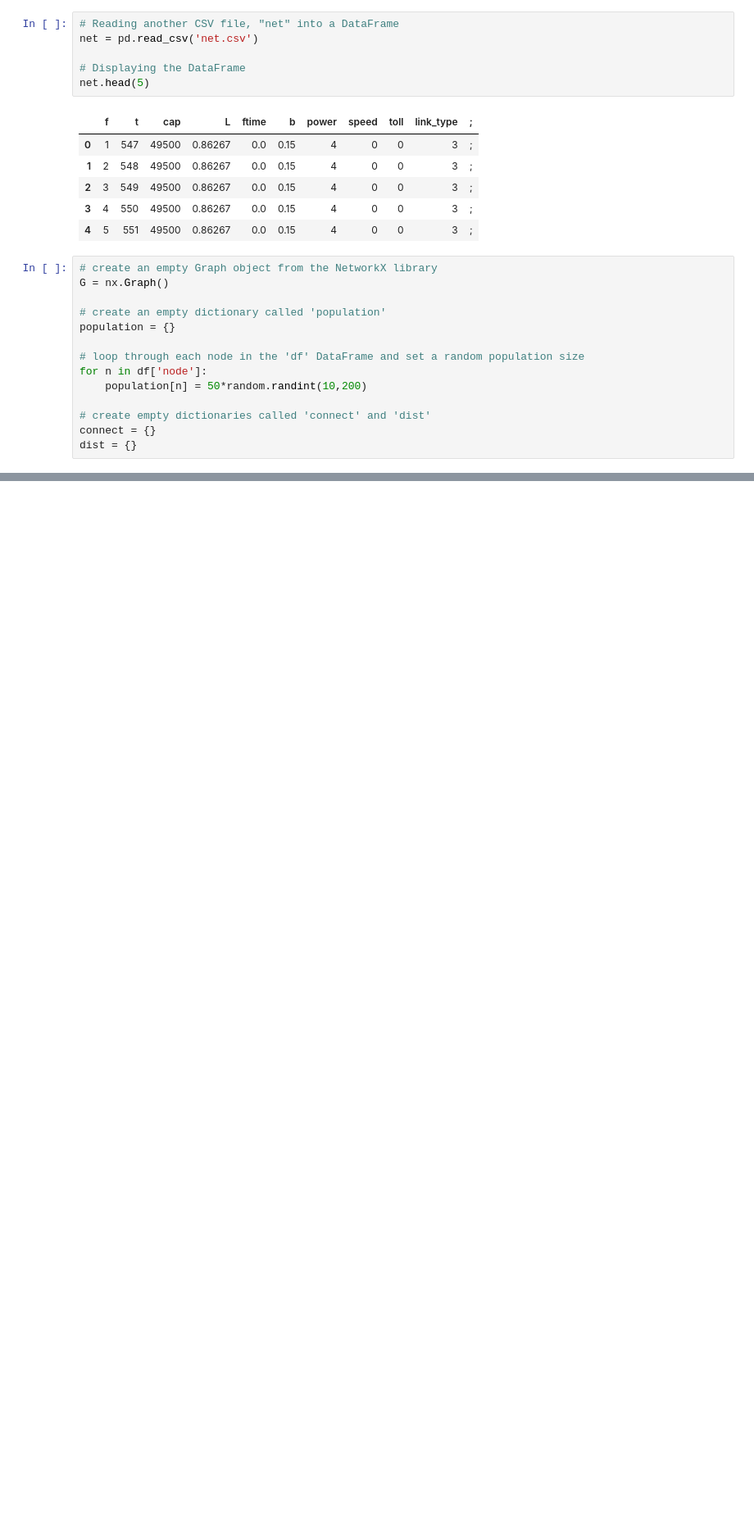
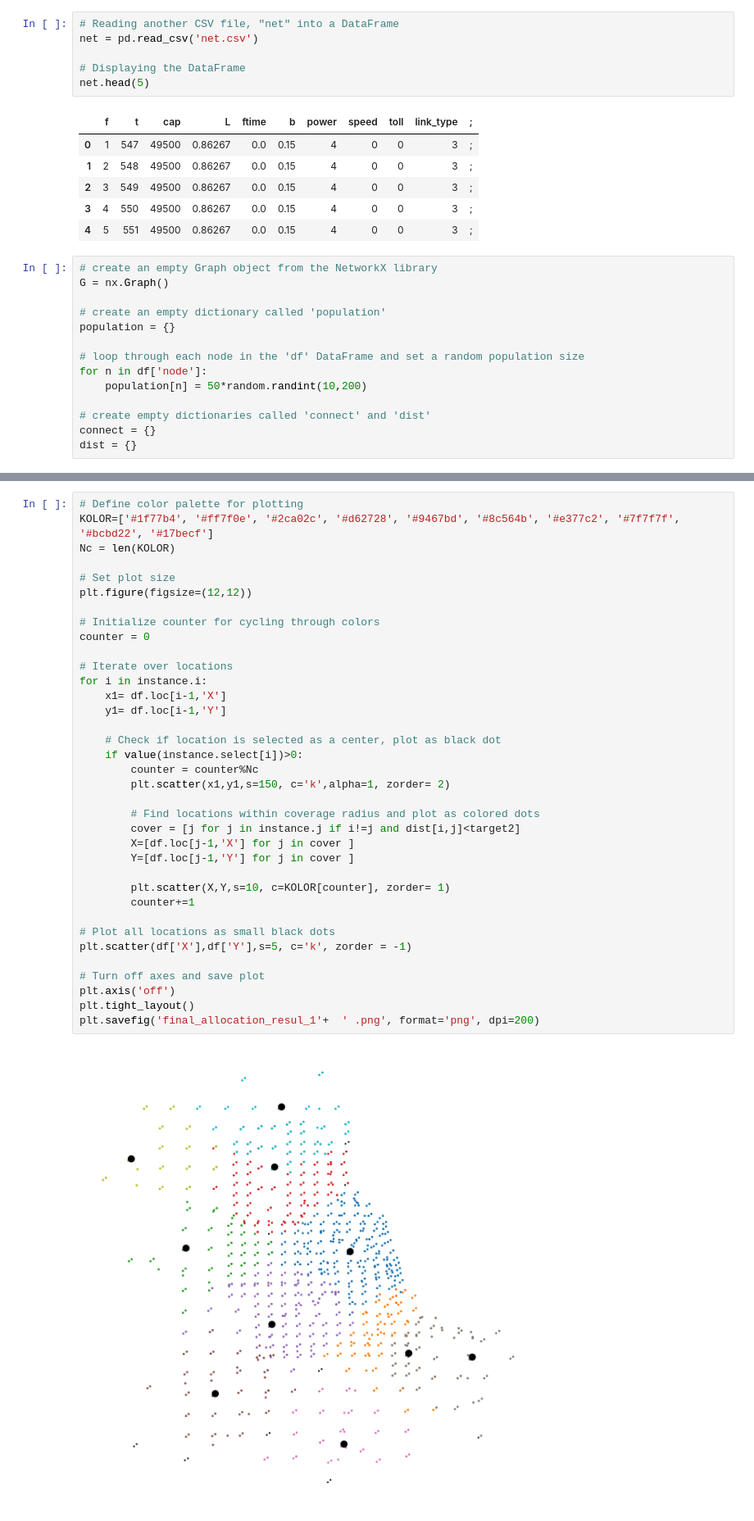
Before and after one commit to tanvAhamed/pyomo-medical-centers-allocation, a Jupyter notebook: ResourceAllocationOpt.ipynb, the cells around one changed output, grey strips where cells are left out. Shown at 82% size. Cells and saved outputs as stored; diff of their text form; blank space fills up the shorter version.

Commit message:
Added the implementation code and analysis result

```diff
--- a/ResourceAllocationOpt.ipynb
+++ b/ResourceAllocationOpt.ipynb
@@ -100,0 +210,38 @@ plt.savefig('base pop.png', format='png', dpi=200)
+# %%
+# Define color palette for plotting
+KOLOR=['#1f77b4', '#ff7f0e', '#2ca02c', '#d62728', '#9467bd', '#8c564b', '#e377c2', '#7f7f7f', '#bcbd22', '#17becf']
+Nc = len(KOLOR)
+
+# Set plot size
+plt.figure(figsize=(12,12))
+
+# Initialize counter for cycling through colors
+counter = 0
+
+# Iterate over locations
+for i in instance.i:
+    x1= df.loc[i-1,'X']
+    y1= df.loc[i-1,'Y']
+
+    # Check if location is selected as a center, plot as black dot
+    if value(instance.select[i])>0:
+        counter = counter%Nc
+        plt.scatter(x1,y1,s=150, c='k',alpha=1, zorder= 2)
+
+        # Find locations within coverage radius and plot as colored dots
+        cover = [j for j in instance.j if i!=j and dist[i,j]<target2]
+        X=[df.loc[j-1,'X'] for j in cover ]
+        Y=[df.loc[j-1,'Y'] for j in cover ]
+
+        plt.scatter(X,Y,s=10, c=KOLOR[counter], zorder= 1)
+        counter+=1
+
+# Plot all locations as small black dots
+plt.scatter(df['X'],df['Y'],s=5, c='k', zorder = -1)
+
+# Turn off axes and save plot
+plt.axis('off')
+plt.tight_layout()
+plt.savefig('final_allocation_resul_1'+  ' .png', format='png', dpi=200)
+# %% [output]
+[figure, added]
```
Also changed, not shown: parts of 7 cells of this notebook, 14 other files.
